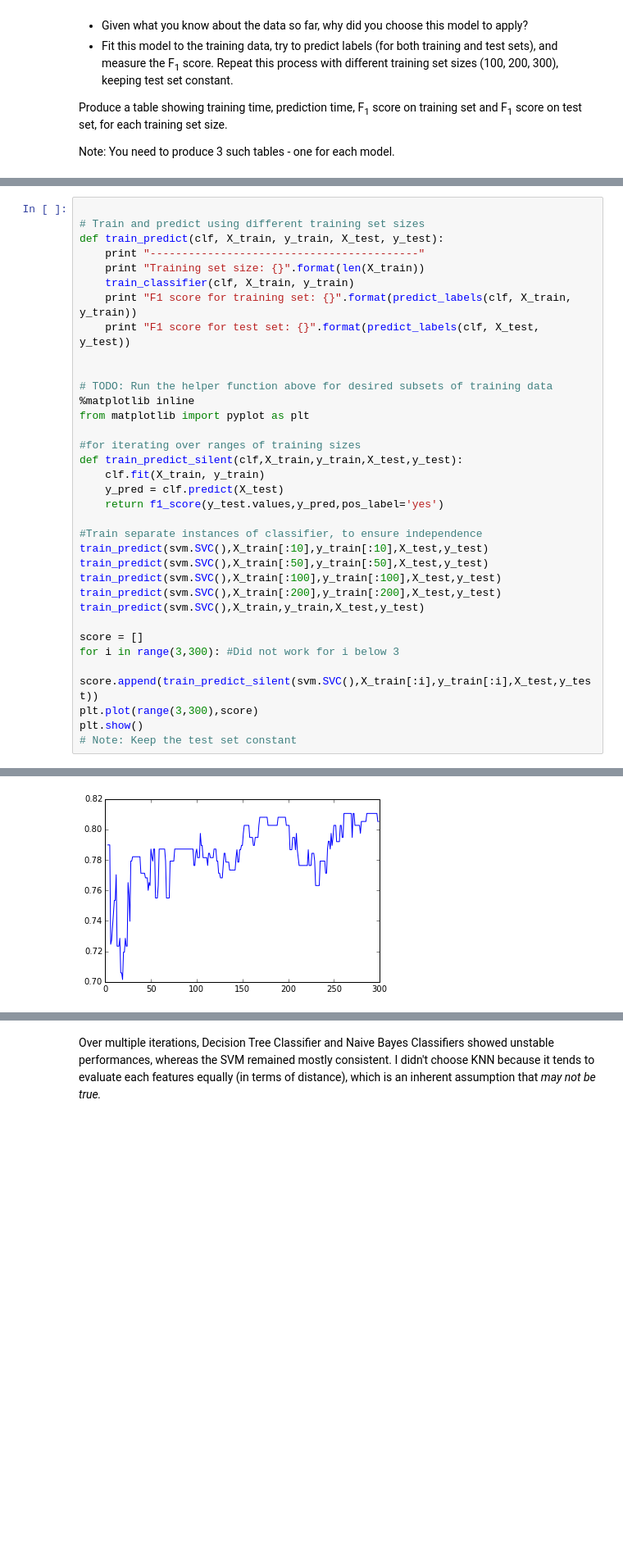
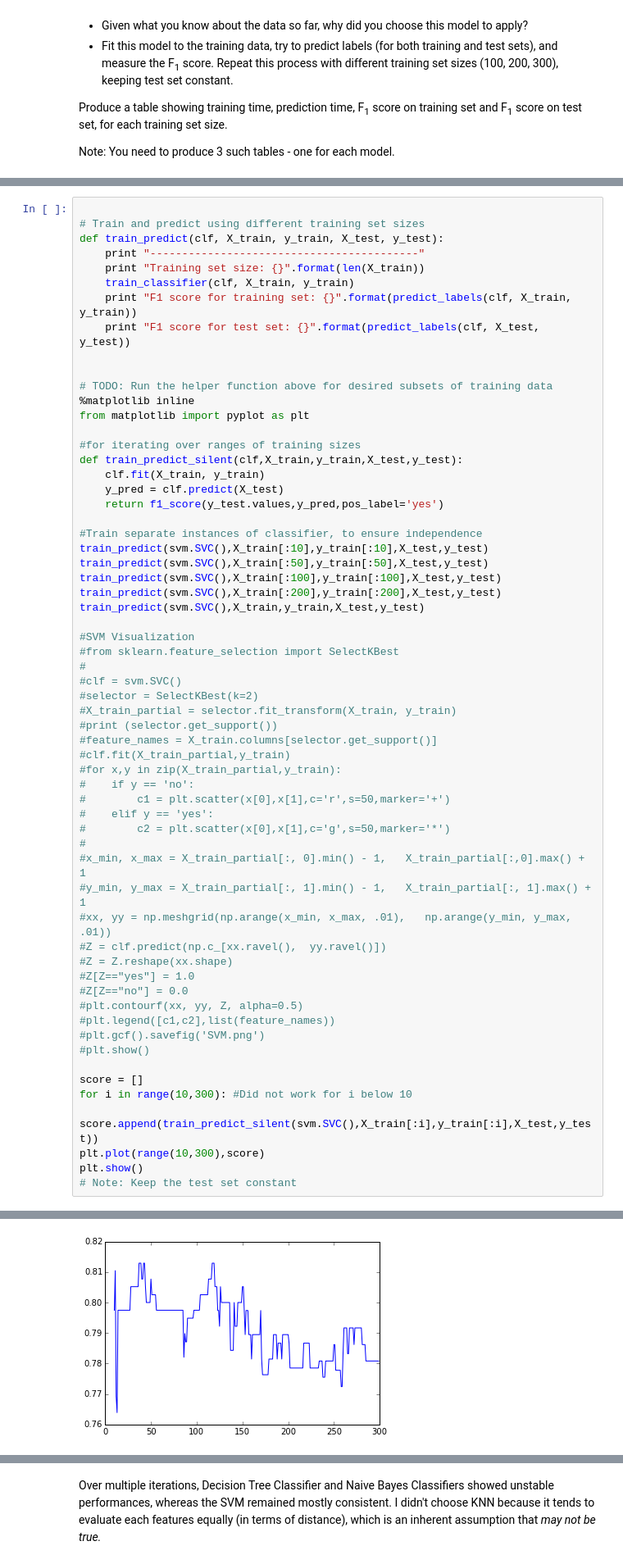
Before and after one commit to yycho0108/U_ML_P2, a Jupyter notebook: student_intervention/student_intervention.ipynb, the cells around one changed output, grey strips where cells are left out. Shown at 82% size. Cells and saved outputs as stored; diff of their text form; blank space fills up the shorter version.

```diff
--- a/student_intervention/student_intervention.ipynb
+++ b/student_intervention/student_intervention.ipynb
@@ -237,10 +237,37 @@ train_predict(svm.SVC(),X_train[:100],y_train[:100],X_test,y_test)
 train_predict(svm.SVC(),X_train[:200],y_train[:200],X_test,y_test)
 train_predict(svm.SVC(),X_train,y_train,X_test,y_test)
 
+#SVM Visualization
+#from sklearn.feature_selection import SelectKBest
+#
+#clf = svm.SVC()
+#selector = SelectKBest(k=2)
+#X_train_partial = selector.fit_transform(X_train, y_train)
+#print (selector.get_support())
+#feature_names = X_train.columns[selector.get_support()]
+#clf.fit(X_train_partial,y_train)
+#for x,y in zip(X_train_partial,y_train):
+#    if y == 'no':
+#        c1 = plt.scatter(x[0],x[1],c='r',s=50,marker='+')
+#    elif y == 'yes':
+#        c2 = plt.scatter(x[0],x[1],c='g',s=50,marker='*')
+#
+#x_min, x_max = X_train_partial[:, 0].min() - 1,   X_train_partial[:,0].max() + 1
+#y_min, y_max = X_train_partial[:, 1].min() - 1,   X_train_partial[:, 1].max() + 1
+#xx, yy = np.meshgrid(np.arange(x_min, x_max, .01),   np.arange(y_min, y_max, .01))
+#Z = clf.predict(np.c_[xx.ravel(),  yy.ravel()])
+#Z = Z.reshape(xx.shape)
+#Z[Z=="yes"] = 1.0
+#Z[Z=="no"] = 0.0
+#plt.contourf(xx, yy, Z, alpha=0.5)
+#plt.legend([c1,c2],list(feature_names))
+#plt.gcf().savefig('SVM.png')
+#plt.show()
+
 score = []
-for i in range(3,300): #Did not work for i below 3
+for i in range(10,300): #Did not work for i below 10
     score.append(train_predict_silent(svm.SVC(),X_train[:i],y_train[:i],X_test,y_test))
-plt.plot(range(3,300),score)
+plt.plot(range(10,300),score)
 plt.show()
 # Note: Keep the test set constant
 # %% [output]
@@ -264,4 +291,4 @@ F1 score for test set: 0.797385620915
-[figure, old version]
+[figure, new version]
 # %%
 # TODO: Train and predict using two other models
 from sklearn.neighbors import KNeighborsClassifier
```
Also changed, not shown: parts of 6 cells of this notebook, 1 other file.
